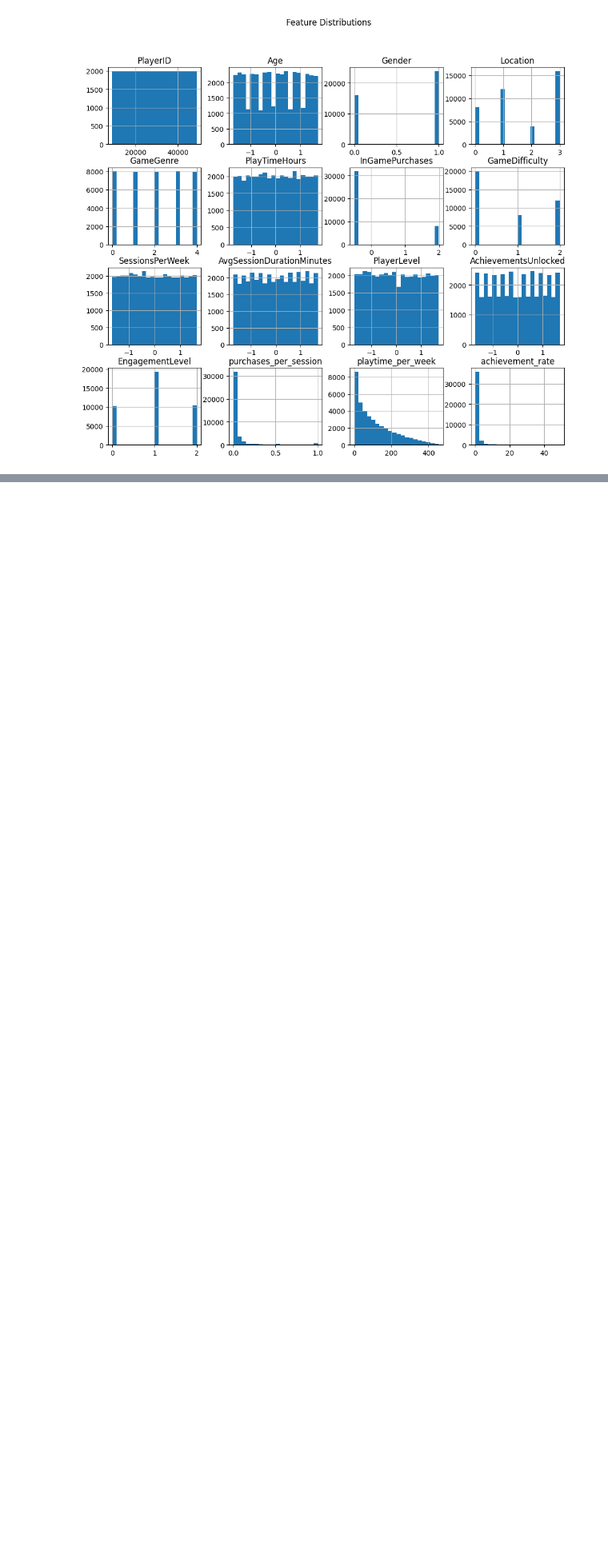
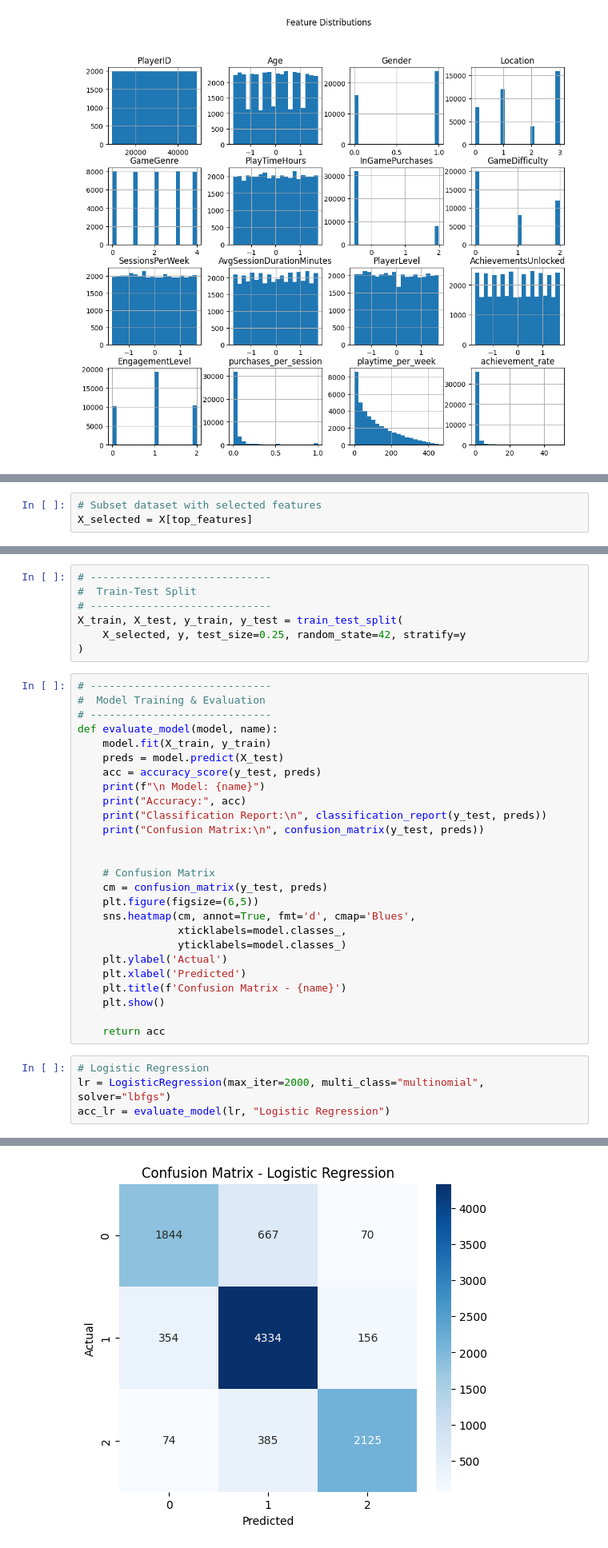
Before and after one commit to atique-ahmad-01/ml-statistical-gaming-analysis, a Jupyter notebook: notebooks/model_training.ipynb, the cells around one changed output, grey strips where cells are left out. Shown at 80% size. Saved outputs shown, nothing was run; the diff lists cells and outputs as text; blank space fills up the shorter version.

```diff
--- a/notebooks/model_training.ipynb
+++ b/notebooks/model_training.ipynb
@@ -106,0 +132,3 @@ plt.show()
+# %%
+# Subset dataset with selected features
+X_selected = X[top_features]
@@ -106,0 +154,38 @@ plt.show()
+# %%
+# -----------------------------
+#  Train-Test Split
+# -----------------------------
+X_train, X_test, y_train, y_test = train_test_split(
+    X_selected, y, test_size=0.25, random_state=42, stratify=y
+)
+# %%
+# -----------------------------
+#  Model Training & Evaluation
+# -----------------------------
+def evaluate_model(model, name):
+    model.fit(X_train, y_train)
+    preds = model.predict(X_test)
+    acc = accuracy_score(y_test, preds)
+    print(f"\n Model: {name}")
+    print("Accuracy:", acc)
+    print("Classification Report:\n", classification_report(y_test, preds))
+    print("Confusion Matrix:\n", confusion_matrix(y_test, preds))
+
+
+    # Confusion Matrix
+    cm = confusion_matrix(y_test, preds)
+    plt.figure(figsize=(6,5))
+    sns.heatmap(cm, annot=True, fmt='d', cmap='Blues',
+                xticklabels=model.classes_,
+                yticklabels=model.classes_)
+    plt.ylabel('Actual')
+    plt.xlabel('Predicted')
+    plt.title(f'Confusion Matrix - {name}')
+    plt.show()
+
+    return acc
+# %%
+# Logistic Regression
+lr = LogisticRegression(max_iter=2000, multi_class="multinomial", solver="lbfgs")
+acc_lr = evaluate_model(lr, "Logistic Regression")
+# %% [output]
@@ -106,0 +217 @@ plt.show()
+[figure, added]
```
Also changed, not shown: parts of 14 cells of this notebook, 6 other files.
